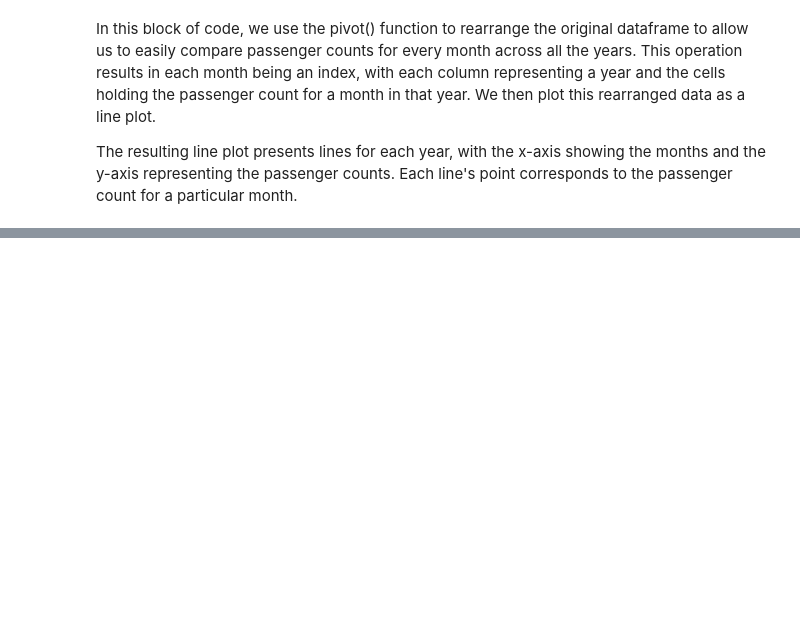
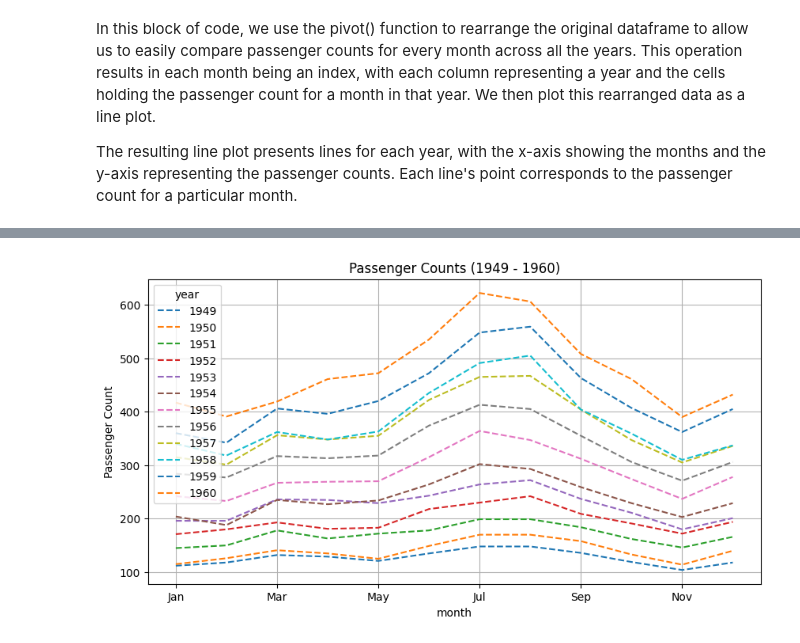
Before and after one commit to ManNjoro/code-signal, a Jupyter notebook: trend-analysis.ipynb, the cells around one changed output, grey strips where cells are left out. Cells and saved outputs as stored; diff of their text form; code cells hidden in the pictures; blank space fills up the shorter version.

Commit message:
Customizing Line plots

```diff
--- a/trend-analysis.ipynb
+++ b/trend-analysis.ipynb
@@ -35,0 +43,7 @@ The resulting line plot presents lines for each year, with the x-axis showing th
+# %%
+flights_df_pivot.plot(grid=True, figsize=(10,5), linestyle='--')
+plt.title("Passenger Counts (1949 - 1960)")
+plt.ylabel("Passenger Count")
+plt.show()
+# %% [output]
+[figure, added]
```
Also changed, not shown: parts of 1 cell of this notebook.
